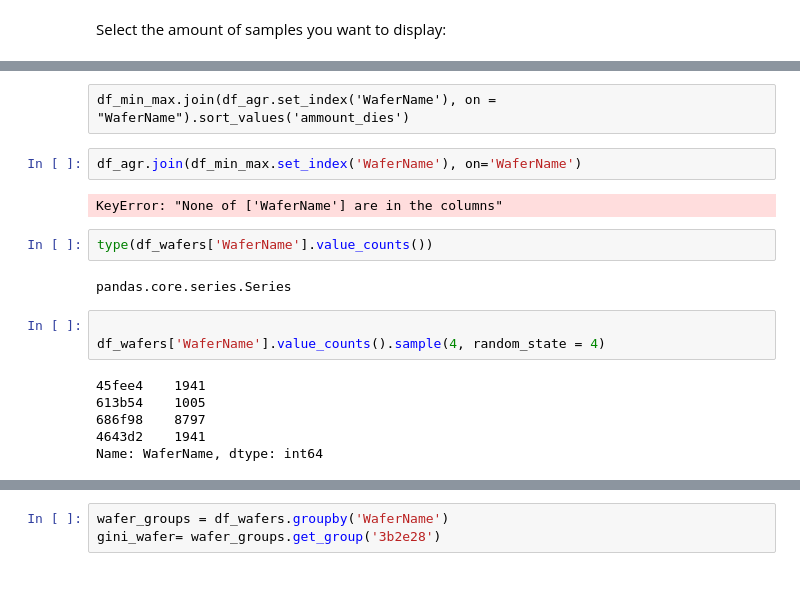
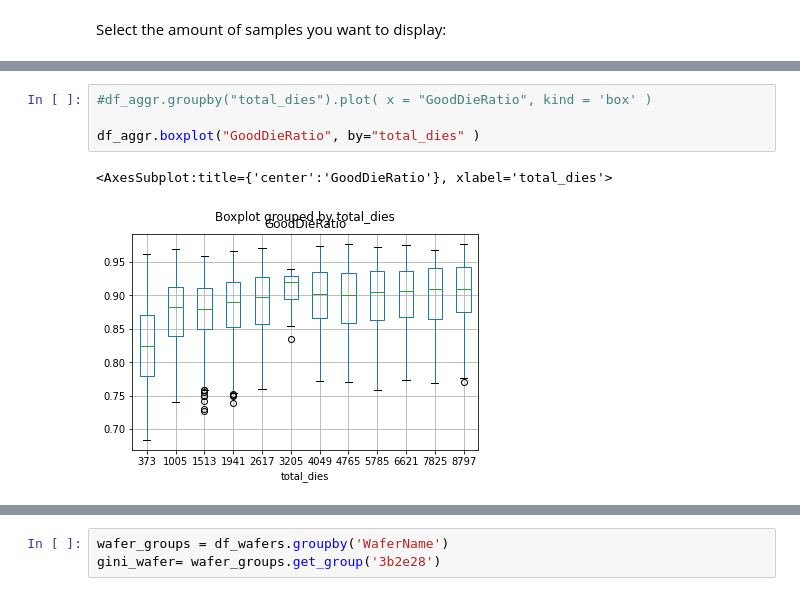
Before and after one commit to Tuchdov/scratch_detection_assignment, a Jupyter notebook: scratch_detect_experimental.ipynb, the cells around one changed output, grey strips where cells are left out. Drawn from its saved outputs; the diff is of its cells as text.

```diff
--- a/scratch_detect_experimental.ipynb
+++ b/scratch_detect_experimental.ipynb
@@ -279,19 +248,7 @@ df_agr.set
-# %% [raw]
-df_min_max.join(df_agr.set_index('WaferName'), on = "WaferName").sort_values('ammount_dies')
-# %%
-df_agr.join(df_min_max.set_index('WaferName'), on='WaferName')
-# %% [output]
-KeyError: "None of ['WaferName'] are in the columns"
-# %%
-type(df_wafers['WaferName'].value_counts())
-# %% [output]
-pandas.core.series.Series
-# %%
-
-df_wafers['WaferName'].value_counts().sample(4, random_state = 4)
-# %% [output]
-45fee4    1941
-613b54    1005
-686f98    8797
-4643d2    1941
-Name: WaferName, dtype: int64
+# %%
+#df_aggr.groupby("total_dies").plot( x = "GoodDieRatio", kind = 'box' )
+
+df_aggr.boxplot("GoodDieRatio", by="total_dies" )
+# %% [output]
+<AxesSubplot:title={'center':'GoodDieRatio'}, xlabel='total_dies'>
+[figure, added]
```
Also changed, not shown: parts of 61 cells of this notebook.
